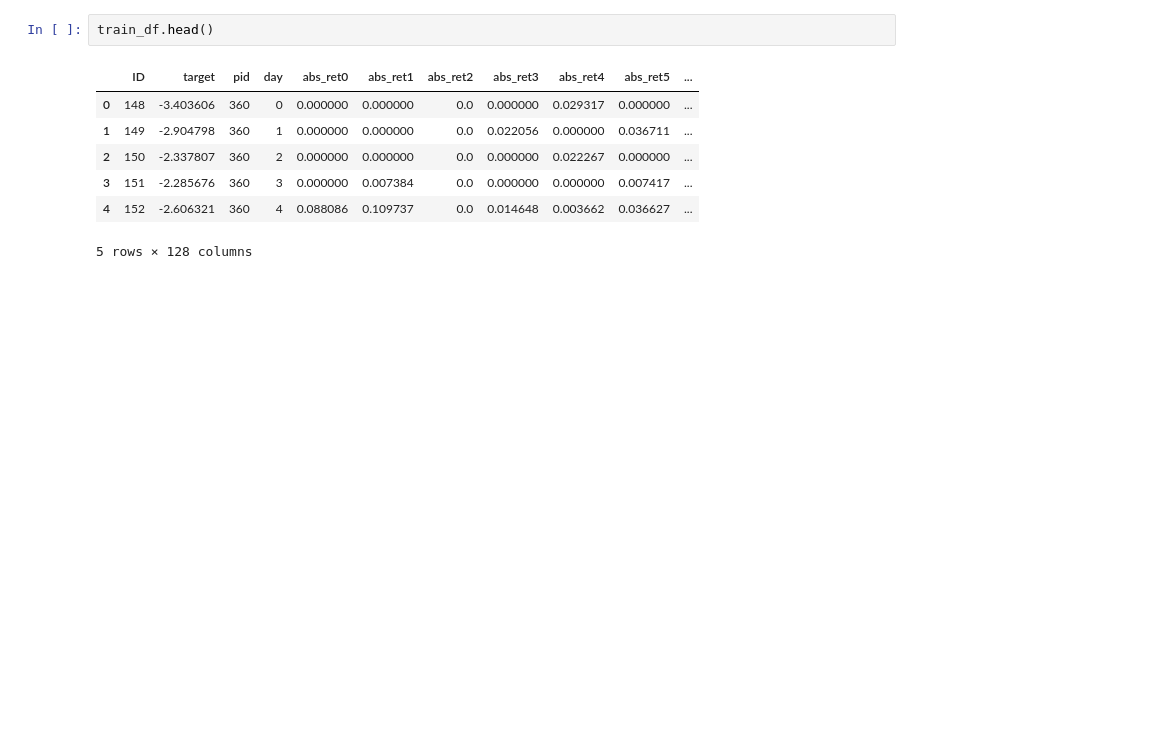
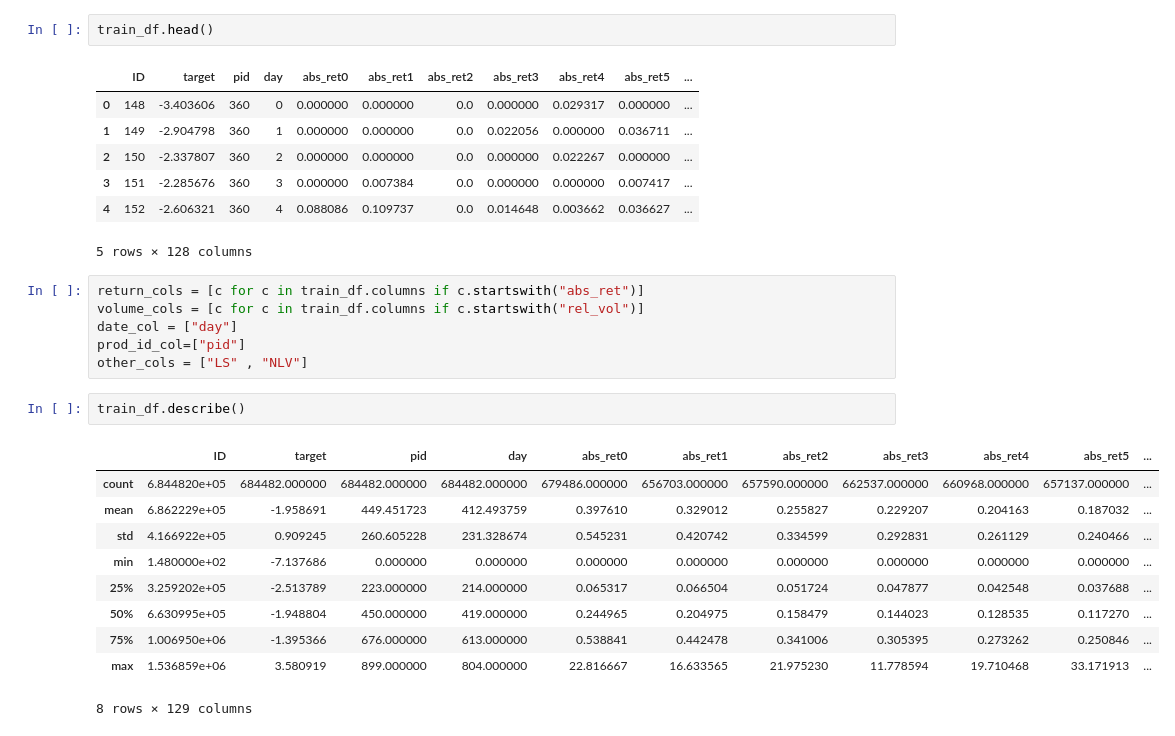
Before and after one commit to 13w13/U4_Prediction_stock_auction_volumes, a Jupyter notebook: notebook/model.ipynb, the cells around one changed output. Drawn from its saved outputs; the diff is of its cells as text; blank space fills up the shorter version.

```diff
--- a/notebook/model.ipynb
+++ b/notebook/model.ipynb
@@ -31,3 +33,22 @@ train_df.head()
 | 3 | 151 | -2.285676 | 360 | 3 | 0.000000 | 0.007384 | 0.0 | 0.000000 | 0.000000 | 0.007417 | ... |
 | 4 | 152 | -2.606321 | 360 | 4 | 0.088086 | 0.109737 | 0.0 | 0.014648 | 0.003662 | 0.036627 | ... |
 5 rows × 128 columns
+# %%
+return_cols = [c for c in train_df.columns if c.startswith("abs_ret")]
+volume_cols = [c for c in train_df.columns if c.startswith("rel_vol")]
+date_col = ["day"]
+prod_id_col=["pid"]
+other_cols = ["LS" , "NLV"]
+# %%
+train_df.describe()
+# %% [output]
+|  | ID | target | pid | day | abs_ret0 | abs_ret1 | abs_ret2 | abs_ret3 | abs_ret4 | abs_ret5 | ... |
+| count | 6.844820e+05 | 684482.000000 | 684482.000000 | 684482.000000 | 679486.000000 | 656703.000000 | 657590.000000 | 662537.000000 | 660968.000000 | 657137.000000 | ... |
+| mean | 6.862229e+05 | -1.958691 | 449.451723 | 412.493759 | 0.397610 | 0.329012 | 0.255827 | 0.229207 | 0.204163 | 0.187032 | ... |
+| std | 4.166922e+05 | 0.909245 | 260.605228 | 231.328674 | 0.545231 | 0.420742 | 0.334599 | 0.292831 | 0.261129 | 0.240466 | ... |
+| min | 1.480000e+02 | -7.137686 | 0.000000 | 0.000000 | 0.000000 | 0.000000 | 0.000000 | 0.000000 | 0.000000 | 0.000000 | ... |
+| 25% | 3.259202e+05 | -2.513789 | 223.000000 | 214.000000 | 0.065317 | 0.066504 | 0.051724 | 0.047877 | 0.042548 | 0.037688 | ... |
+| 50% | 6.630995e+05 | -1.948804 | 450.000000 | 419.000000 | 0.244965 | 0.204975 | 0.158479 | 0.144023 | 0.128535 | 0.117270 | ... |
+| 75% | 1.006950e+06 | -1.395366 | 676.000000 | 613.000000 | 0.538841 | 0.442478 | 0.341006 | 0.305395 | 0.273262 | 0.250846 | ... |
+| max | 1.536859e+06 | 3.580919 | 899.000000 | 804.000000 | 22.816667 | 16.633565 | 21.975230 | 11.778594 | 19.710468 | 33.171913 | ... |
+8 rows × 129 columns
```
Also changed, not shown: parts of 6 cells of this notebook.
